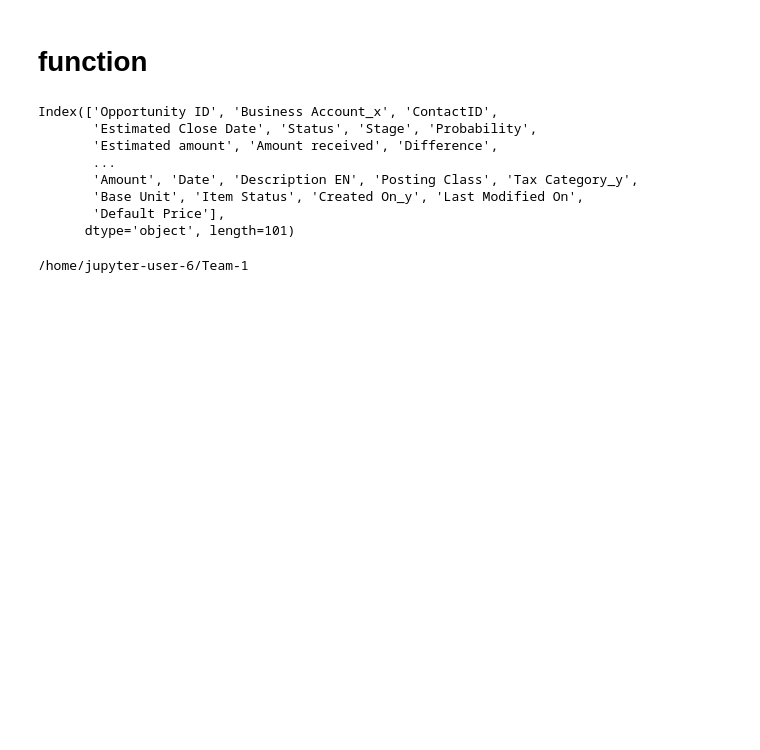
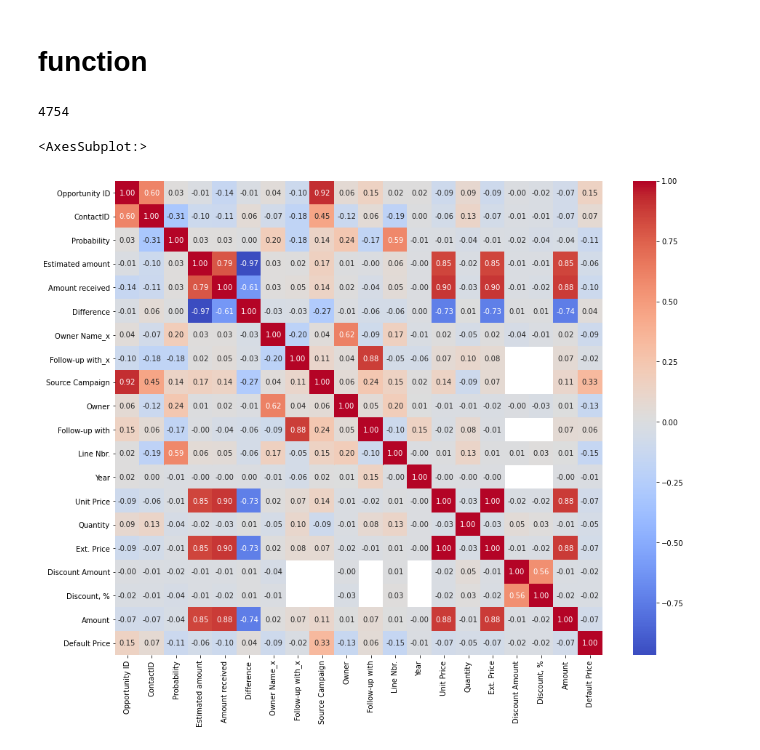
Before and after one commit to dfgparis23/Team-1, a Jupyter notebook: JoinData.ipynb, the cells around one changed output. Saved outputs shown, nothing was run; the diff lists cells and outputs as text; code cells hidden in the pictures; blank space fills up the shorter version.

Commit message:
New data

```diff
--- a/JoinData.ipynb
+++ b/JoinData.ipynb
@@ -35,8 +23,8 @@ os.listdir("shared_data_read_only")
 # %%
 data = {}
-for doc in os.listdir('shared_data_read_only'):
+for doc in os.listdir('data/shared_data_read_only'):
     try:
-        data[doc] = pd.read_excel(f"shared_data_read_only/{doc}")
+        data[doc] = pd.read_excel(f"data/shared_data_read_only/{doc}")
     except:
         continue
 # %%
@@ -225,32 +213,33 @@ df
 # %% [markdown]
 # function
 # %%
-def load_and_join_data():
+docs = ['consumer_price_index.xlsx',
+         'Items and Opportunities.xlsx',
+         'Invoice and Opportunities.xlsx',
+         'Business Account.xlsx',
+         'Opportunities.xlsx',
+         'Non-Stock Items.xlsx',
+         'Contacts.xlsx']
+
+def load_and_join_data(docs):
     data = {}
-    for doc in os.listdir('shared_data_read_only'):
+    for doc in docs:
         try:
             data[doc] = pd.read_excel(f"data/shared_data_read_only/{doc}")
         except:
             continue
     data["Opportunities.xlsx"].rename(columns={"Contact ID": "ContactID"}, inplace=True)
     df = data["Opportunities.xlsx"].merge(data["Business Account.xlsx"], on="Business Account", how="left")
+    all_opportunities = data["Items and Opportunities.xlsx"].merge(data["Invoice and Opportunities.xlsx"], on="Opportunity ID")
+    all_opportunities = all_opportunities.merge(data["Non-Stock Items.xlsx"], on="Inventory ID")
     df = df.merge(data["Contacts.xlsx"], on="ContactID", how="left")
     df = df.merge(all_opportunities, on='Opportunity ID', how="left")
-    return df
+    df.drop(columns=df.filter(regex="_y").columns, inplace=True)
+    return df, all_opportunities
 # %%
-df = load_and_join_data()
+# df = pd.read_csv("data/final_data.csv")
+df, op = load_and_join_data(docs)
-# %%
-df.to_csv("final_data.csv")
-# %% [output]
-Index(['Opportunity ID', 'Business Account_x', 'ContactID',
-       'Estimated Close Date', 'Status', 'Stage', 'Probability',
-       'Estimated amount', 'Amount received', 'Difference',
-       ...
-       'Amount', 'Date', 'Description EN', 'Posting Class', 'Tax Category_y',
-       'Base Unit', 'Item Status', 'Created On_y', 'Last Modified On',
-       'Default Price'],
-      dtype='object', length=101)
-# %%
-cd Team-1
-# %% [output]
-/home/jupyter-user-6/Team-1
+# %%
+df["Amount received"].notna().sum()
+# %% [output]
+4754
@@ -256,0 +249,7 @@ cd Team-1
+# %%
+plt.figure(figsize=(15, 12))
+corr_matrix= df.corr()
+sns.heatmap(corr_matrix, annot=True, cmap="coolwarm", fmt=".2f",)
+# %% [output]
+<AxesSubplot:>
+[figure, added]
```
Also changed, not shown: parts of 2 cells of this notebook.
